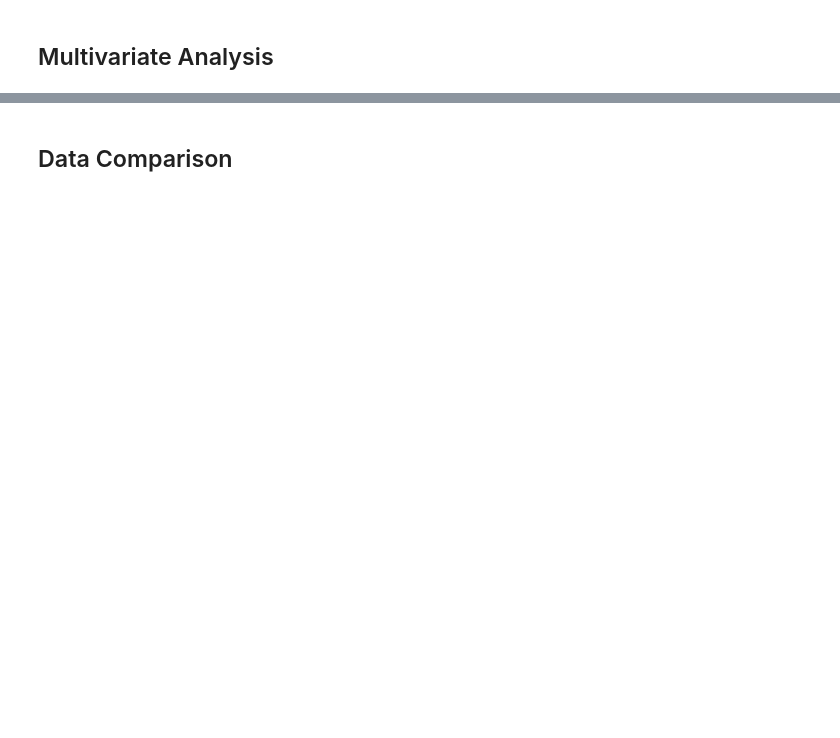
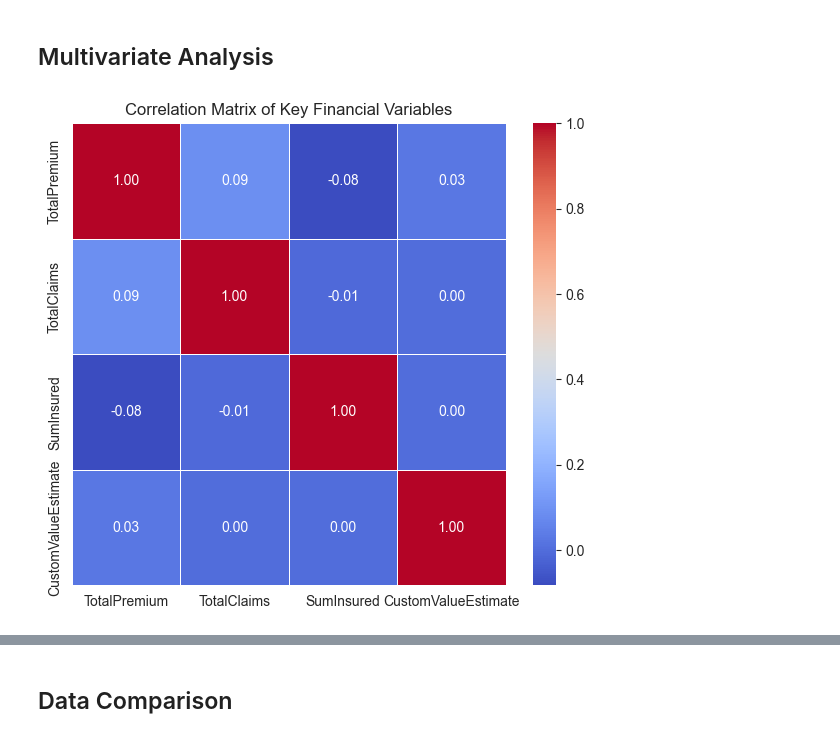
Before and after one commit to Helina-Yilma/Insurance-Analytics, a Jupyter notebook: notebooks/EDA_and_Stats_week3.ipynb, the cells around one changed output, grey strips where cells are left out. Saved outputs shown, nothing was run; the diff lists cells and outputs as text; code cells hidden in the pictures; blank space fills up the shorter version.

```diff
--- a/notebooks/EDA_and_Stats_week3.ipynb
+++ b/notebooks/EDA_and_Stats_week3.ipynb
@@ -28,2 +147,33 @@ print(f"Successfully converted {input_file} to {output_file}")
+# %%
+# 1. DROP IRRELEVANT COLUMN
+df = df.drop(columns=['NumberOfVehiclesInFleet'])
+
+# 2. DROP ROWS WITH LOW, CONCENTRATED MISSINGNESS (Vehicle details)
+# These rows are missing crucial vehicle information (mmcode, make, Model, etc.)
+# We drop rows where 'mmcode' is null, as this covers the 552 missing vehicle records.
+df = df.dropna(subset=['mmcode']).copy()
+
+# 3. TYPE CONVERSION
+df['TransactionMonth'] = pd.to_datetime(df['TransactionMonth'])
+df['VehicleIntroDate'] = pd.to_datetime(df['VehicleIntroDate'], errors='coerce')
+df['PostalCode'] = df['PostalCode'].astype(str)
+# Handle CapitalOutstanding after the two nulls are dropped
+df['CapitalOutstanding'] = df['CapitalOutstanding'].astype(str).str.replace(' ', '', regex=False).str.replace(',', '', regex=False)
+df['CapitalOutstanding'] = pd.to_numeric(df['CapitalOutstanding'], errors='coerce')
+
+
+# 4. CATEGORICAL IMPUTATION (with placeholder 'Unknown')
+cols_to_impute_unknown = ['Bank', 'NewVehicle', 'AccountType', 'MaritalStatus', 'Gender']
+df[cols_to_impute_unknown] = df[cols_to_impute_unknown].fillna('Unknown')
+
+# 5. HIGH MISSINGNESS TREATMENT (Binary Flags for modeling)
+# Create a flag for CustomValueEstimate
+df['IsValueEstimateProvided'] = df['CustomValueEstimate'].apply(lambda x: 0 if pd.isna(x) else 1)
+# Impute the numerical value with 0 (assuming missing means 'no estimate')
+df['CustomValueEstimate'] = df['CustomValueEstimate'].fillna(0)
+
+# Impute WrittenOff, Rebuilt, Converted with 'Not Specified'
+cols_to_impute_ns = ['WrittenOff', 'Rebuilt', 'Converted']
+df[cols_to_impute_ns] = df[cols_to_impute_ns].fillna('Not Specified')
 # %% [markdown]
 ## Univariate Analysis
@@ -30,2 +255,14 @@ print(f"Successfully converted {input_file} to {output_file}")
 # %% [markdown]
 ## Multivariate Analysis
+# %%
+### Correlations and Associations (Financial Variables)
+
+# Calculate and visualize the correlation matrix for key financial features
+financial_corr = df[['TotalPremium', 'TotalClaims', 'SumInsured', 'CustomValueEstimate']].corr()
+
+plt.figure(figsize=(7, 6))
+sns.heatmap(financial_corr, annot=True, cmap='coolwarm', fmt=".2f", linewidths=.5)
+plt.title('Correlation Matrix of Key Financial Variables')
+plt.show()
+# %% [output]
+[figure, added]
```
Also changed, not shown: parts of 14 cells of this notebook.
